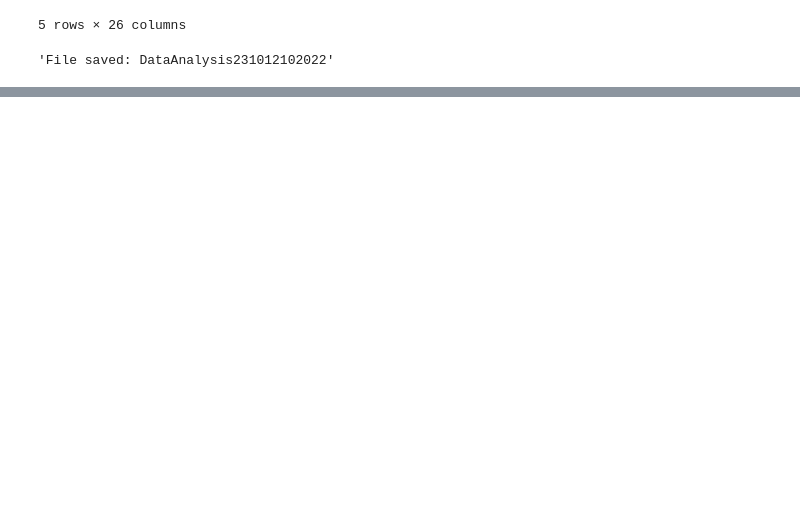
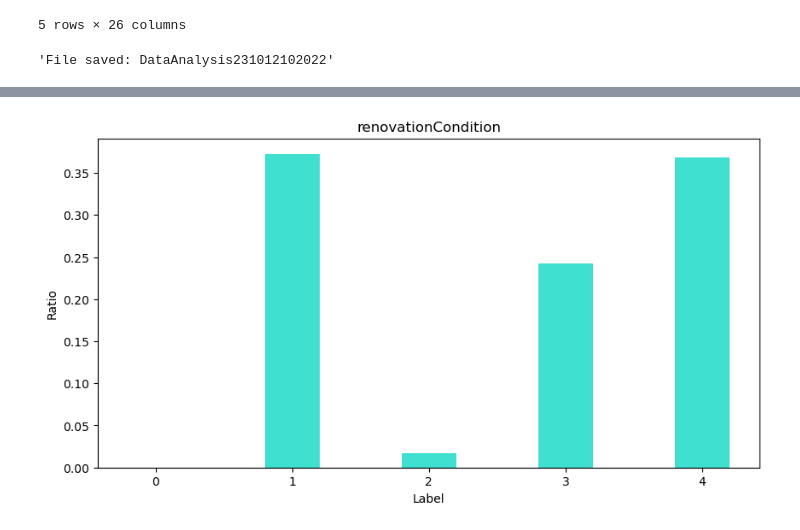
Before and after one commit to fhgr-cds-archive-class-2021/fhgr-3-s-ml-project-group-2, a Jupyter notebook: leandro/analysis.ipynb, the cells around one changed output, grey strips where cells are left out. Drawn from its saved outputs; the diff is of its cells as text; code cells hidden in the pictures; blank space fills up the shorter version.

```diff
--- a/leandro/analysis.ipynb
+++ b/leandro/analysis.ipynb
@@ -66,3 +71,12 @@ def detectRareLables(df, columnName):
+# %%
+def visualizeRareLables(df, columnName):
+    data = df[columnName].value_counts()/len(df[columnName])
+    fig = plt.figure(figsize = (10, 5))
+    plt.bar(data.index, data.tolist(), color ='turquoise', width = 0.4)  # creating the bar plot
+    plt.xlabel("Label")
+    plt.ylabel("Ratio")
+    plt.title(columnName)
+    return fig
 # %% [markdown]
 ### Dataframe manipulation
 # %%
@@ -113,0 +128,5 @@ Name: renovationCondition, dtype: float64
+# %%
+fig = visualizeRareLables(data, columnName="renovationCondition")
+fig.show()
+# %% [output]
+[figure, added]
```
Also changed, not shown: parts of 4 cells of this notebook, 1 other file.
